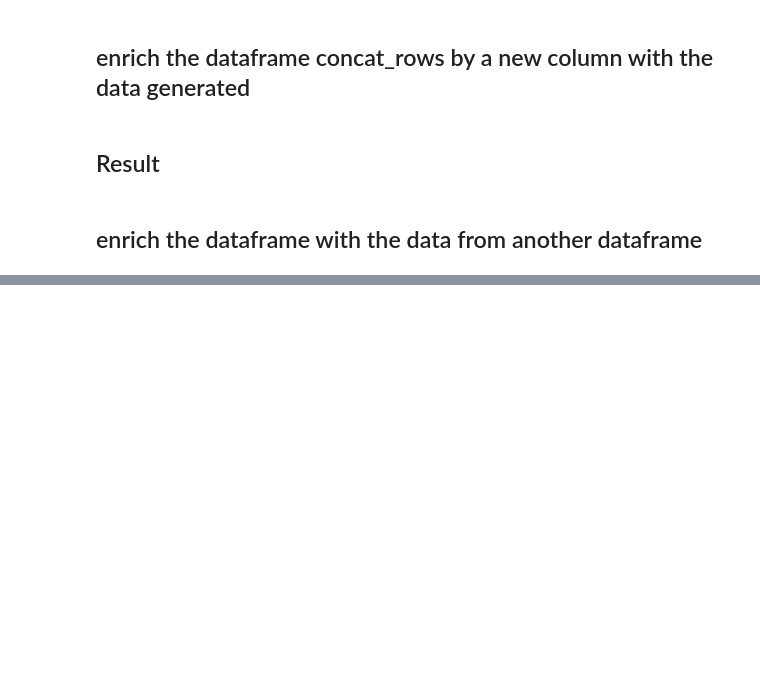
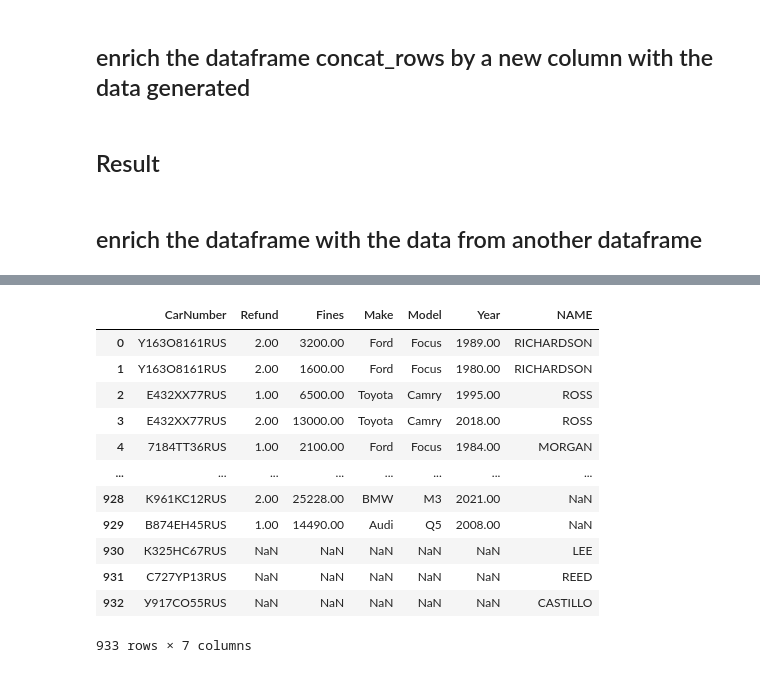
Before and after one commit to hrema/Python-Data-Science, a Jupyter notebook: day05/ex04/enrichment.ipynb, the cells around one changed output, grey strips where cells are left out. Cells and saved outputs as stored; diff of their text form; code cells hidden in the pictures; blank space fills up the shorter version.

```diff
--- a/day05/ex04/enrichment.ipynb
+++ b/day05/ex04/enrichment.ipynb
@@ -52,0 +108,16 @@ fines = pd.concat([concat_rows, year], axis='columns')
+# %%
+fines.merge(owners, how='outer', on='CarNumber')
+# %% [output]
+|  | CarNumber | Refund | Fines | Make | Model | Year | NAME |
+| 0 | Y163O8161RUS | 2.00 | 3200.00 | Ford | Focus | 1989.00 | RICHARDSON |
+| 1 | Y163O8161RUS | 2.00 | 1600.00 | Ford | Focus | 1980.00 | RICHARDSON |
+| 2 | E432XX77RUS | 1.00 | 6500.00 | Toyota | Camry | 1995.00 | ROSS |
+| 3 | E432XX77RUS | 2.00 | 13000.00 | Toyota | Camry | 2018.00 | ROSS |
+| 4 | 7184TT36RUS | 1.00 | 2100.00 | Ford | Focus | 1984.00 | MORGAN |
+| ... | ... | ... | ... | ... | ... | ... | ... |
+| 928 | K961KC12RUS | 2.00 | 25228.00 | BMW | M3 | 2021.00 | NaN |
+| 929 | B874EH45RUS | 1.00 | 14490.00 | Audi | Q5 | 2008.00 | NaN |
+| 930 | К325НС67RUS | NaN | NaN | NaN | NaN | NaN | LEE |
+| 931 | C727YP13RUS | NaN | NaN | NaN | NaN | NaN | REED |
+| 932 | У917СО55RUS | NaN | NaN | NaN | NaN | NaN | CASTILLO |
+933 rows × 7 columns
```
Also changed, not shown: parts of 28 cells of this notebook, 3 other files.
